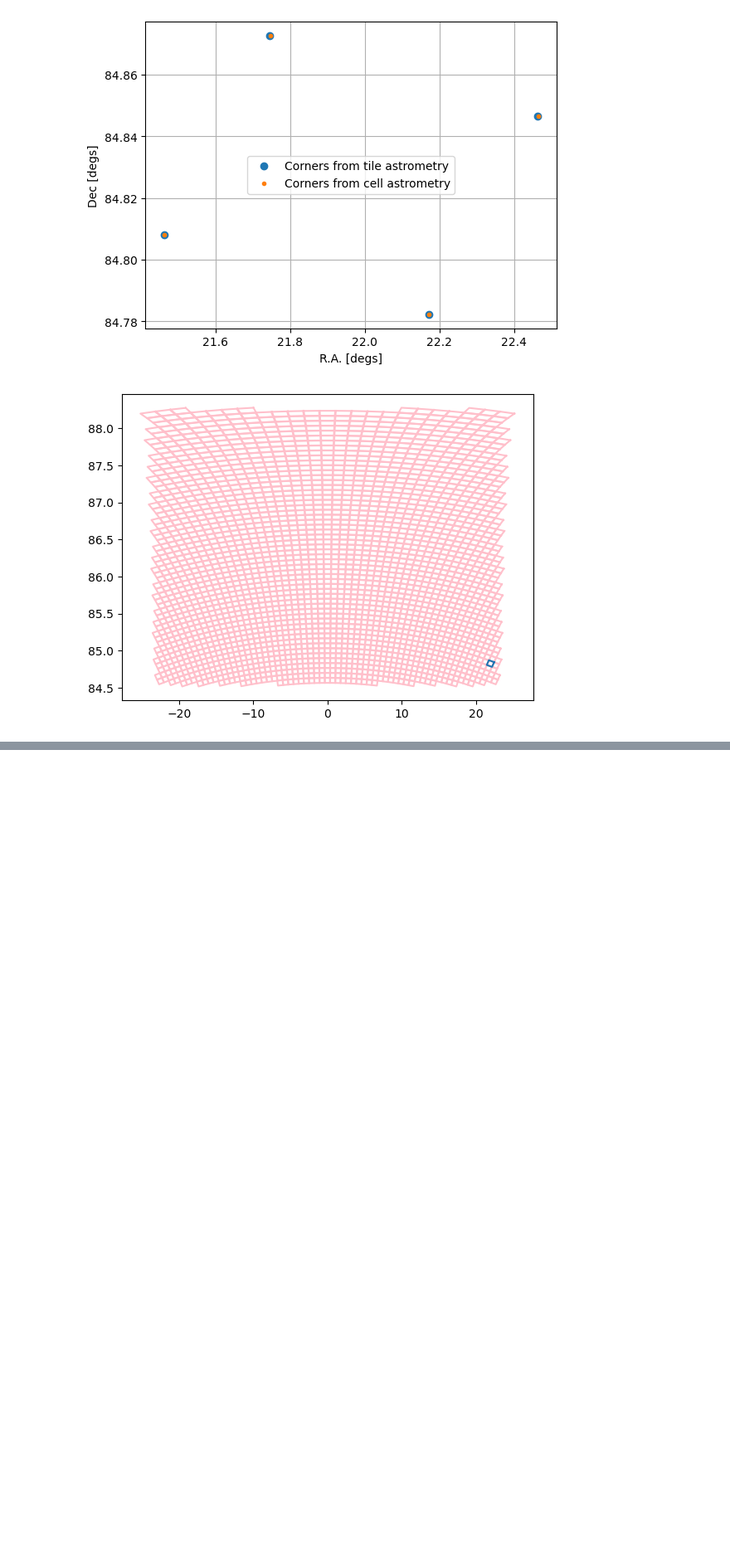
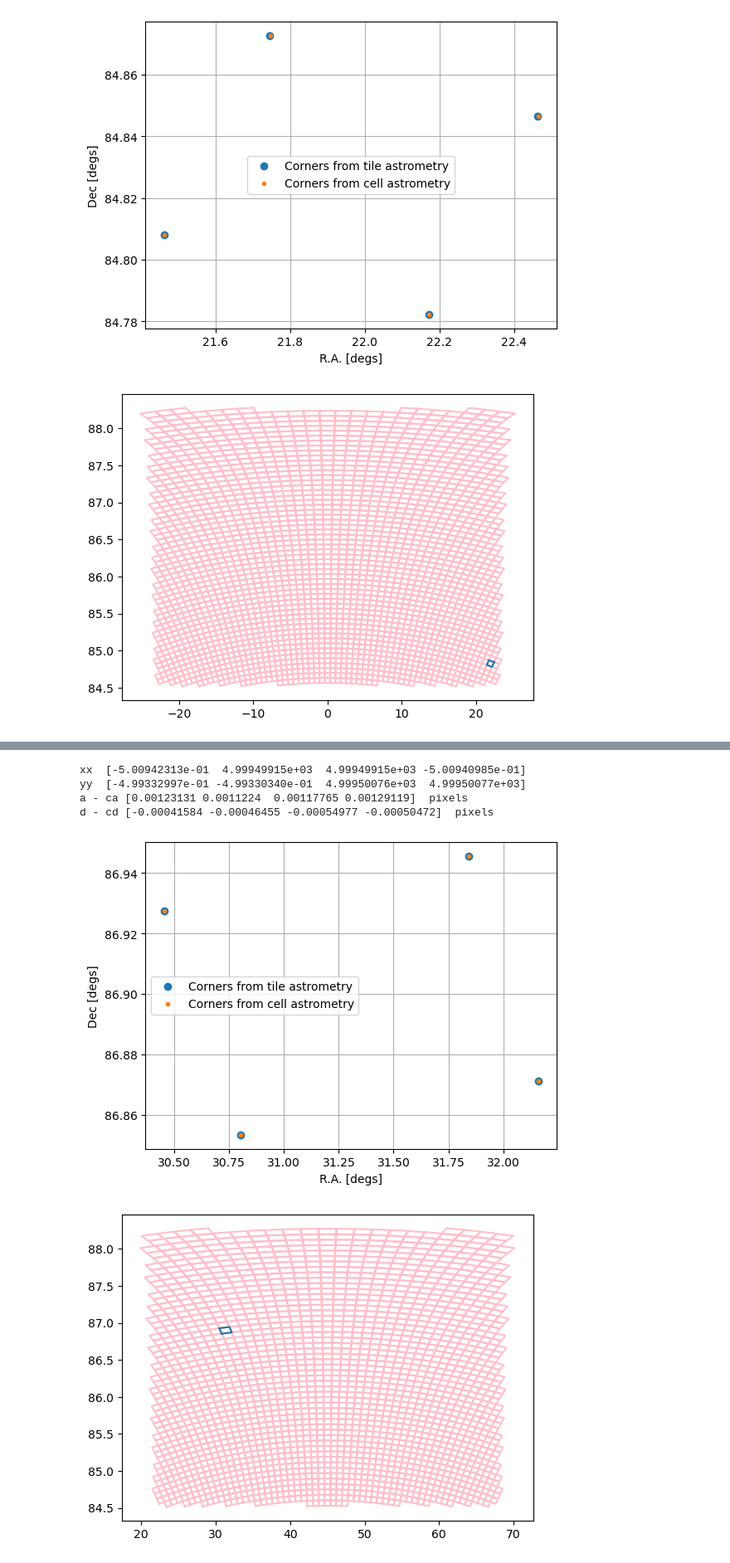
Before and after one commit to spacetelescope/skymap, a Jupyter notebook: notebook/Tiles.ipynb, the cells around one changed output, grey strips where cells are left out. Shown at 83% size. Drawn from its saved outputs; the diff is of its cells as text; code cells hidden in the pictures; blank space fills up the shorter version.

```diff
--- a/notebook/Tiles.ipynb
+++ b/notebook/Tiles.ipynb
@@ -257,0 +349,4 @@ plt.show()
+# %%
+import asdf
+skymap = asdf.open("skymap.asdf")
+tiles = skymap['skytiles']
@@ -257,0 +396,62 @@ plt.show()
+# %%
+# Corners
+ca = [c['ra_corn1'], c['ra_corn2'], c['ra_corn3'], c['ra_corn4']]
+cd = [c['dec_corn1'], c['dec_corn2'], c['dec_corn3'], c['dec_corn4']]
+
+x = [ -0.5, 4999.5, 4999.5, -0.5]
+y = [ -0.5, -0.5, 4999.5, 4999.5]
+a, d = wcs.wcs_pix2world(x, y, 0)
+
+xx,yy = wcs.wcs_world2pix(np.array(ca), np.array(cd), 0)
+print('xx ', xx)
+print('yy ', yy)
+
+print('a - ca',(a - ca) * np.cos(dc * np.pi/180)/pix,' pixels')
+print('d - cd',(d - cd) /pix, ' pixels')
+# %% [output]
+xx  [-5.00942313e-01  4.99949915e+03  4.99949915e+03 -5.00940985e-01]
+yy  [-4.99332997e-01 -4.99330340e-01  4.99950076e+03  4.99950077e+03]
+a - ca [0.00123131 0.0011224  0.00117765 0.00129119]  pixels
+d - cd [-0.00041584 -0.00046455 -0.00054977 -0.00050472]  pixels
+# %%
+import matplotlib.pyplot as plt
+plt.plot(ca, cd,'o',label='Corners from tile astrometry',)
+plt.plot( a ,d ,'.',label='Corners from cell astrometry',)
+plt.legend()
+plt.grid()
+plt.xlabel('R.A. [degs]')
+plt.ylabel('Dec [degs]')
+plt.show()
+
+
+for c in cells:
+    c0 = tile['ra_tile_center']
+    ac = c['ra_center']
+    dc = c['dec_center']
+    c1 = c['ra_corn1']
+    c2 = c['ra_corn2']
+    c3 = c['ra_corn3']
+    c4 = c['ra_corn4']
+    d1 = c['dec_corn1']
+    d2 = c['dec_corn2']
+    d3 = c['dec_corn3']
+    d4 = c['dec_corn4']
+    if c0 == 0:
+        if c1 > 270:
+            c1 -= 360
+        if c2 > 270:
+            c2 -= 360
+        if c3 > 270:
+            c3 -= 360
+        if c4 > 270:
+            c4 -= 360
+    plt.plot([c1, c2, c3, c4, c1],
+             [d1, d2, d3, d4, d1], color='pink')
+
+ca.append(ca[0])
+cd.append(cd[0])
+plt.plot(ca,cd)
+plt.show()
+# %% [output]
+[figure, added]
+[figure, added]
```
Also changed, not shown: parts of 8 cells of this notebook, 1 other file.
